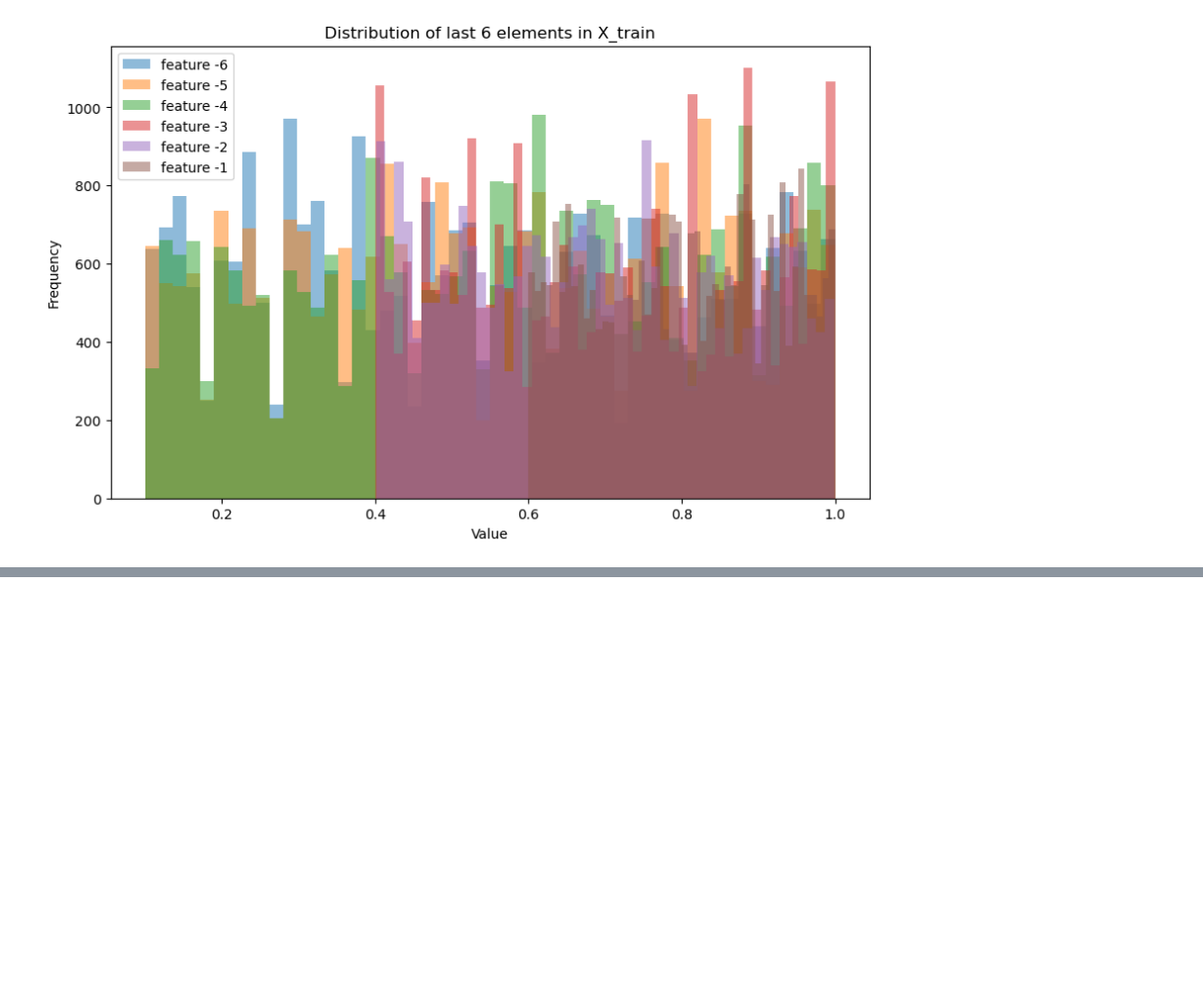
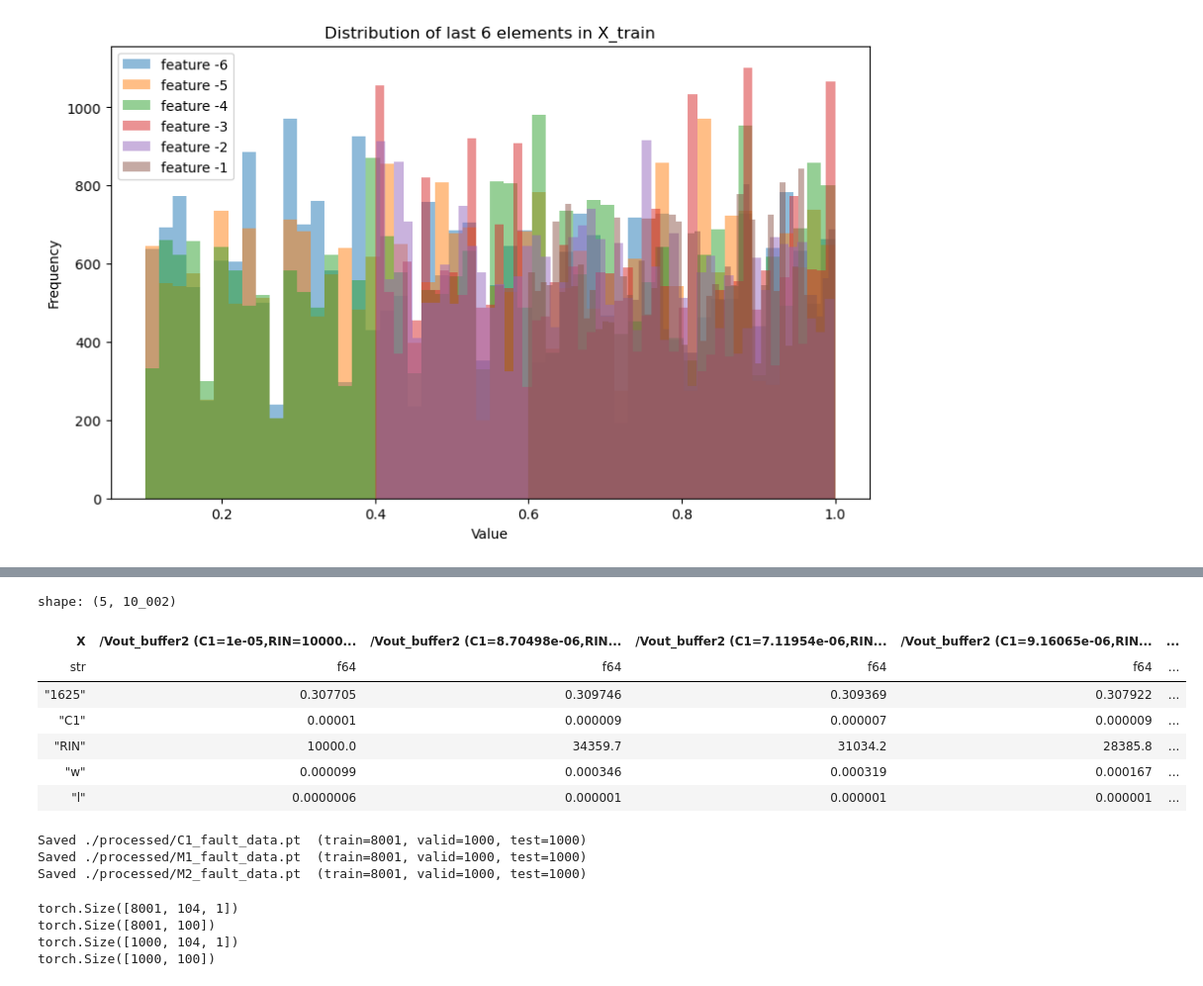
Before and after one commit to LuposX/FlexSpike, a Jupyter notebook: surrogate/1_create_surrogate_dataset.ipynb, the cells around one changed output, grey strips where cells are left out. Shown at 99% size. Drawn from its saved outputs; the diff is of its cells as text; code cells hidden in the pictures; blank space fills up the shorter version.

```diff
--- a/surrogate/1_create_surrogate_dataset.ipynb
+++ b/surrogate/1_create_surrogate_dataset.ipynb
@@ -1565,0 +1532,15 @@ Feature -1: min = 0.500017, max = 1
+# %%
+C1_data_ex = expand(C1_data)
+M1_data_ex = expand(M1_data)
+M2_data_ex = expand(M2_data)
+# %%
+C1_data_ex.tail(5)
+# %% [output]
+shape: (5, 10_002)
+| X | /Vout_buffer2 (C1=1e-05,RIN=10000... | /Vout_buffer2 (C1=8.70498e-06,RIN... | /Vout_buffer2 (C1=7.11954e-06,RIN... | /Vout_buffer2 (C1=9.16065e-06,RIN... | ... |
+| str | f64 | f64 | f64 | f64 | ... |
+| "1625" | 0.307705 | 0.309746 | 0.309369 | 0.307922 | ... |
+| "C1" | 0.00001 | 0.000009 | 0.000007 | 0.000009 | ... |
+| "RIN" | 10000.0 | 34359.7 | 31034.2 | 28385.8 | ... |
+| "w" | 0.000099 | 0.000346 | 0.000319 | 0.000167 | ... |
+| "l" | 0.0000006 | 0.000001 | 0.000001 | 0.000001 | ... |
@@ -1565,0 +1658,29 @@ Feature -1: min = 0.500017, max = 1
+# %%
+datasets = [
+    {"name": "C1_fault_data", "data": C1_data_ex},
+    {"name": "M1_fault_data", "data": M1_data_ex},
+    {"name": "M2_fault_data", "data": M2_data_ex},
+]
+
+C1, M1, M2 = reduce_and_save_torch(datasets,
+                      n_steps=100,
+                      n_static=4,
+                      x_value=3.0,
+                      seed=42,
+                      test_frac=0.1,
+                      valid_frac=0.1,
+                      save_dir='./processed')
+# %% [output]
+Saved ./processed/C1_fault_data.pt  (train=8001, valid=1000, test=1000)
+Saved ./processed/M1_fault_data.pt  (train=8001, valid=1000, test=1000)
+Saved ./processed/M2_fault_data.pt  (train=8001, valid=1000, test=1000)
+# %%
+print(C1["X_train"].shape)
+print(C1["Y_train"].shape)
+print(M2["X_test"].shape)
+print(M2["Y_test"].shape)
+# %% [output]
+torch.Size([8001, 104, 1])
+torch.Size([8001, 100])
+torch.Size([1000, 104, 1])
+torch.Size([1000, 100])
```
Also changed, not shown: parts of 10 cells of this notebook, 2 other files.
